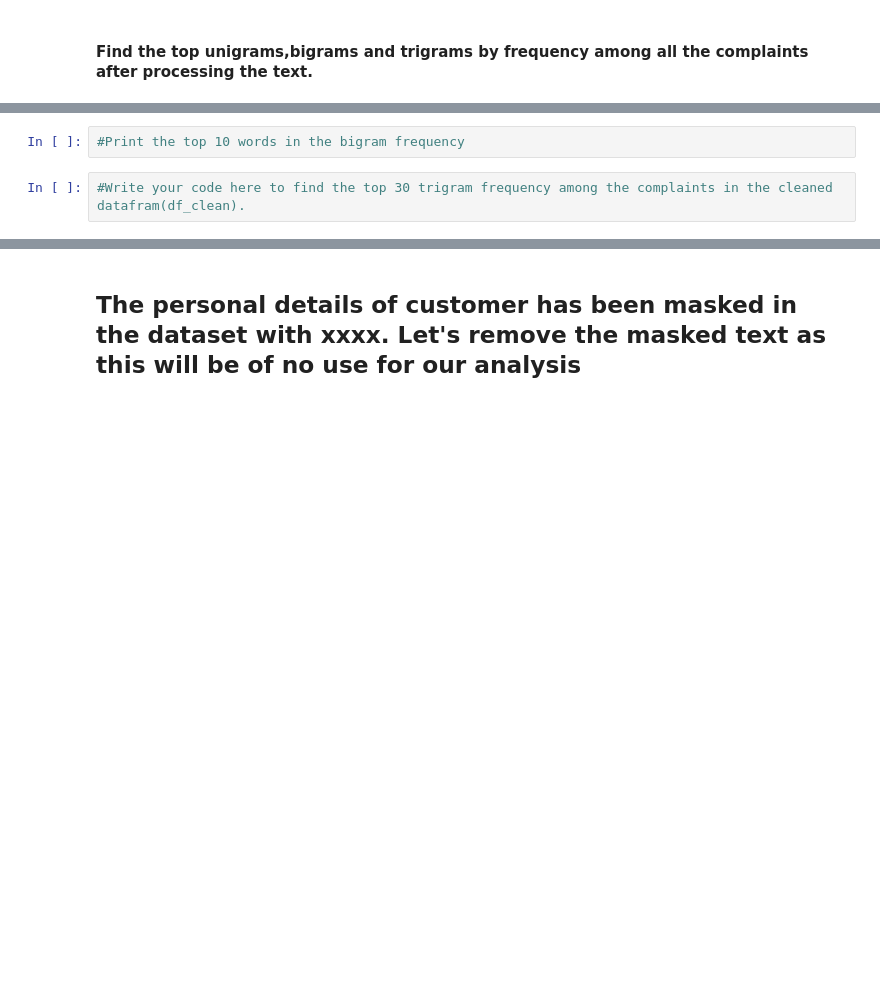
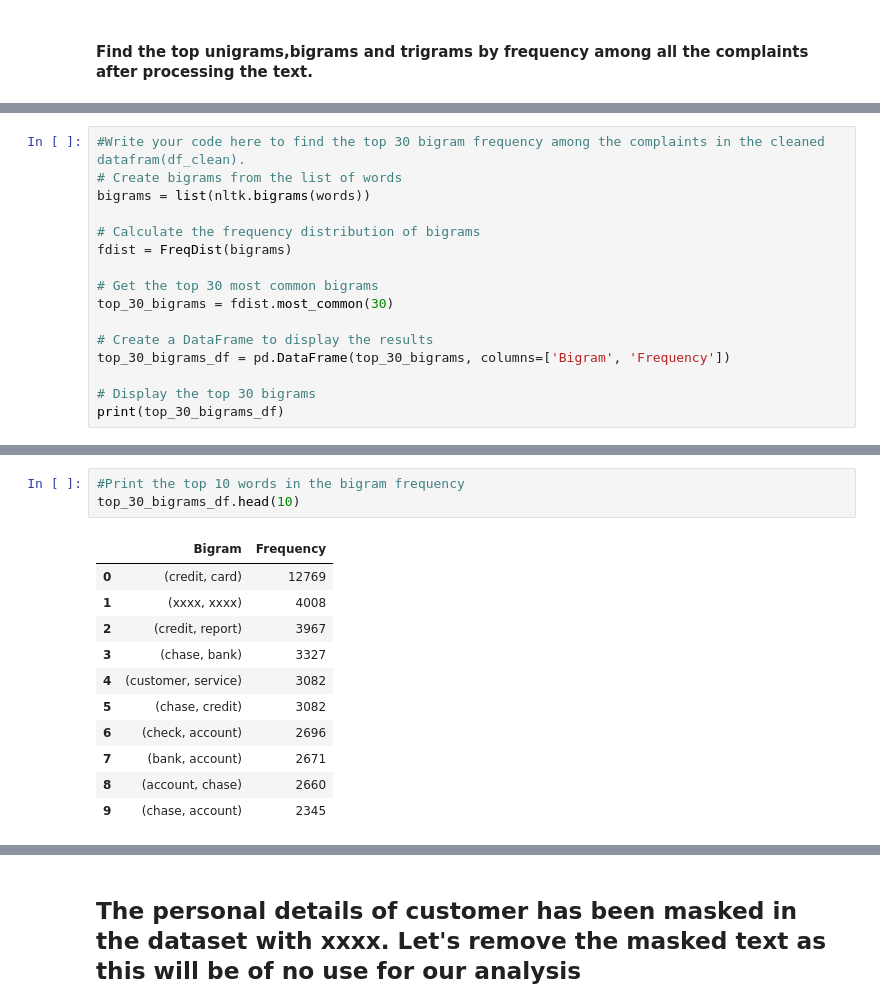
Before and after one commit to udaykirankavaturu/kaggle, a Jupyter notebook: complaint-ticket-classification-topic-modelling.ipynb, the cells around one changed output, grey strips where cells are left out. Saved outputs shown, nothing was run; the diff lists cells and outputs as text; blank space fills up the shorter version.

```diff
--- a/complaint-ticket-classification-topic-modelling.ipynb
+++ b/complaint-ticket-classification-topic-modelling.ipynb
@@ -337,0 +406,16 @@ df_clean['Complaint_clean'] = df_clean['complaint_POS_removed'].str.replace('-PR
+# %%
+#Write your code here to find the top 30 bigram frequency among the complaints in the cleaned datafram(df_clean).
+# Create bigrams from the list of words
+bigrams = list(nltk.bigrams(words))
+
+# Calculate the frequency distribution of bigrams
+fdist = FreqDist(bigrams)
+
+# Get the top 30 most common bigrams
+top_30_bigrams = fdist.most_common(30)
+
+# Create a DataFrame to display the results
+top_30_bigrams_df = pd.DataFrame(top_30_bigrams, columns=['Bigram', 'Frequency'])
+
+# Display the top 30 bigrams
+print(top_30_bigrams_df)
@@ -338,4 +440,15 @@ df_clean['Complaint_clean'] = df_clean['complaint_POS_removed'].str.replace('-PR
 # %%
 #Print the top 10 words in the bigram frequency
+top_30_bigrams_df.head(10)
+# %% [output]
+|  | Bigram | Frequency |
+| 0 | (credit, card) | 12769 |
+| 1 | (xxxx, xxxx) | 4008 |
+| 2 | (credit, report) | 3967 |
+| 3 | (chase, bank) | 3327 |
+| 4 | (customer, service) | 3082 |
+| 5 | (chase, credit) | 3082 |
+| 6 | (check, account) | 2696 |
+| 7 | (bank, account) | 2671 |
+| 8 | (account, chase) | 2660 |
+| 9 | (chase, account) | 2345 |
-# %%
-#Write your code here to find the top 30 trigram frequency among the complaints in the cleaned datafram(df_clean).
```
Also changed, not shown: parts of 23 cells of this notebook.
